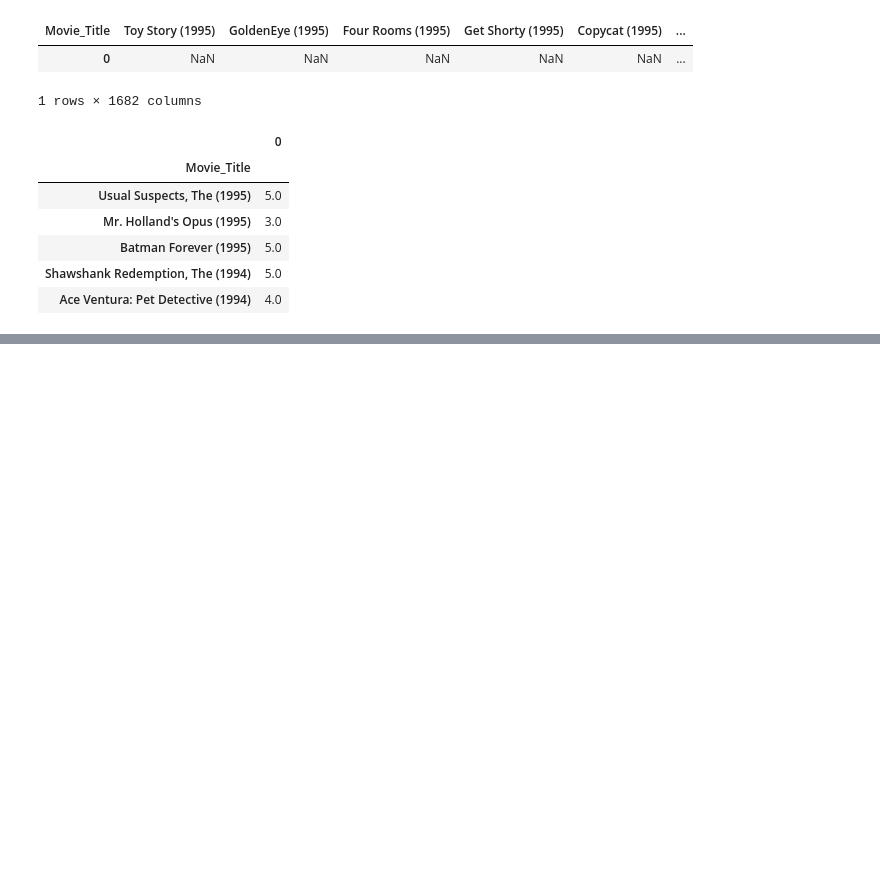
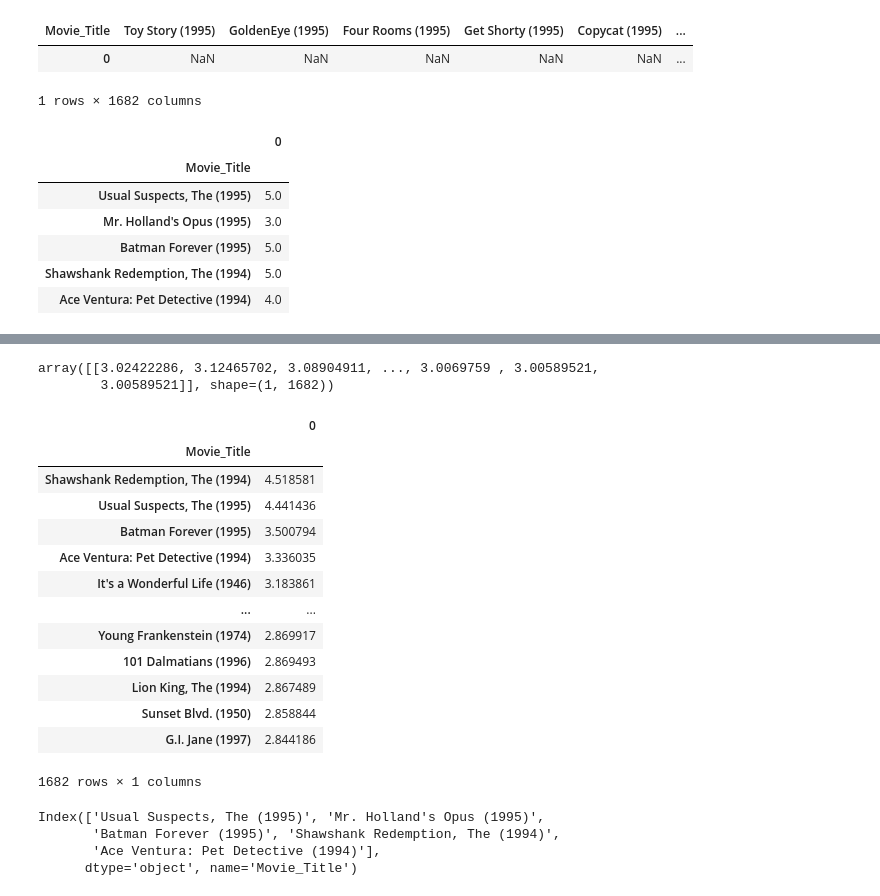
Before and after one commit to hummetova-gunay/Unsupervised_Learning, a Jupyter notebook: Python Unsupervised Learning/Course Assignment Notebooks/section08_recommenders_assignments.ipynb, the cells around one changed output, grey strips where cells are left out. Saved outputs shown, nothing was run; the diff lists cells and outputs as text; code cells hidden in the pictures; blank space fills up the shorter version.

```diff
--- a/Python Unsupervised Learning/Course Assignment Notebooks/section08_recommenders_assignments.ipynb
+++ b/Python Unsupervised Learning/Course Assignment Notebooks/section08_recommenders_assignments.ipynb
@@ -289,3 +397,5 @@ new_user_df.T.dropna()
 | Ace Ventura: Pet Detective (1994) | 4.0 |
 # %%
 # 2. Transform the user into the latent space using .transform()
+new_user_250 = svd_250.transform(new_user_df.fillna(3))
+new_user_250[0][:5]
@@ -292,2 +405,4 @@ new_user_df.T.dropna()
 # %%
 # 3. Reconstruct the user-item matrix for the user using np.dot()
+VT_250 = svd_250.components_
+VT_250
@@ -294,2 +423,36 @@ new_user_df.T.dropna()
+# %%
+new_user_recs = np.dot(new_user_250, VT_250)
+new_user_recs
+# %% [output]
+array([[3.02422286, 3.12465702, 3.08904911, ..., 3.0069759 , 3.00589521,
+        3.00589521]], shape=(1, 1682))
 # %%
 # 4. Make 10 movie recommendations for the user
+new_user_recs_df = pd.DataFrame(new_user_recs, columns =movies.Movie_Title)
+# %%
+top_recs = new_user_recs_df.T.sort_values(by = 0, ascending=False)
+top_recs
+# %% [output]
+|  | 0 |
+| Movie_Title |  |
+| Shawshank Redemption, The (1994) | 4.518581 |
+| Usual Suspects, The (1995) | 4.441436 |
+| Batman Forever (1995) | 3.500794 |
+| Ace Ventura: Pet Detective (1994) | 3.336035 |
+| It's a Wonderful Life (1946) | 3.183861 |
+| ... | ... |
+| Young Frankenstein (1974) | 2.869917 |
+| 101 Dalmatians (1996) | 2.869493 |
+| Lion King, The (1994) | 2.867489 |
+| Sunset Blvd. (1950) | 2.858844 |
+| G.I. Jane (1997) | 2.844186 |
+1682 rows × 1 columns
+# %%
+# remove already rated
+already_rated = new_user_df.T.dropna().index
+already_rated
+# %% [output]
+Index(['Usual Suspects, The (1995)', 'Mr. Holland's Opus (1995)',
+       'Batman Forever (1995)', 'Shawshank Redemption, The (1994)',
+       'Ace Ventura: Pet Detective (1994)'],
+      dtype='object', name='Movie_Title')
```
Also changed, not shown: parts of 20 cells of this notebook.
